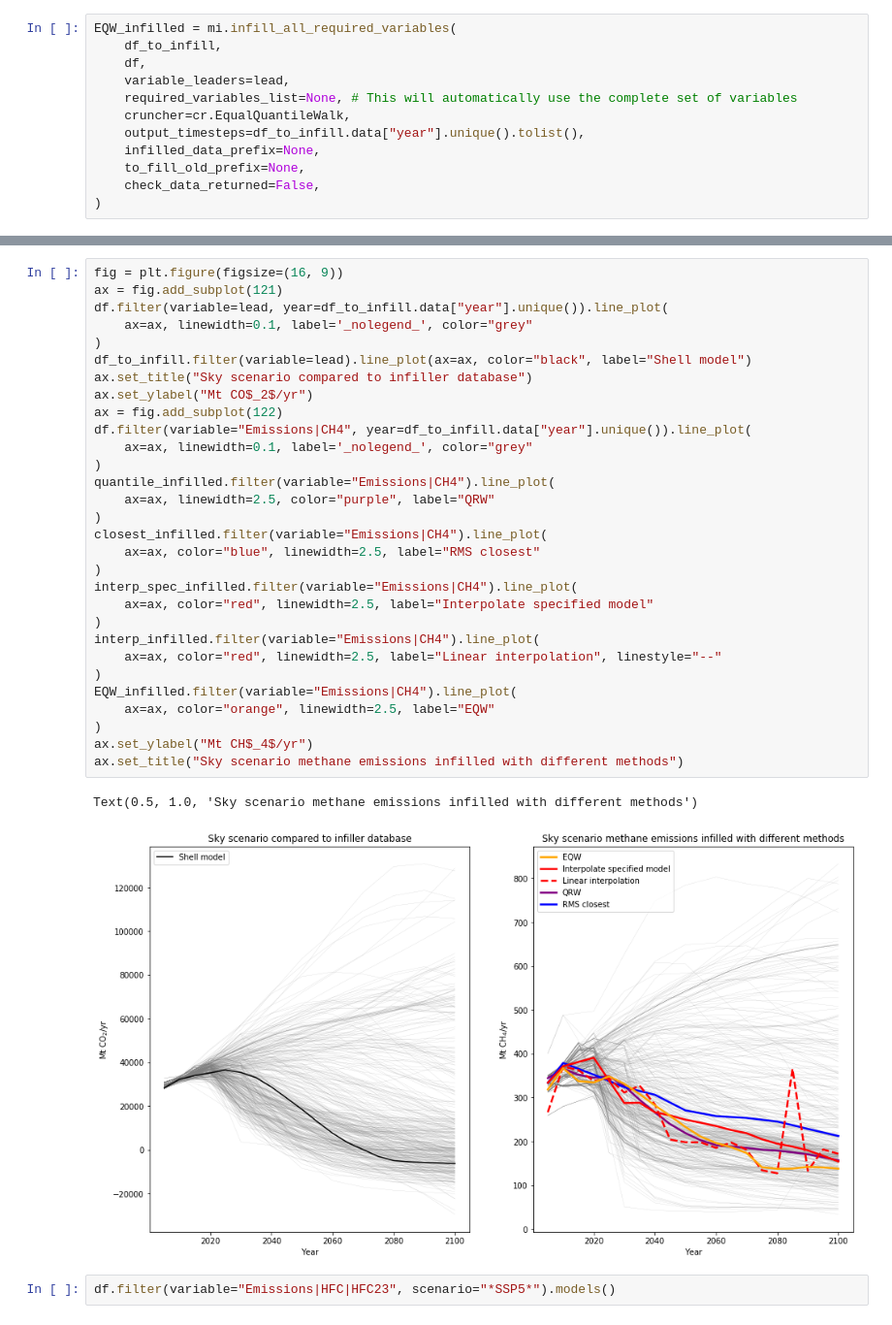
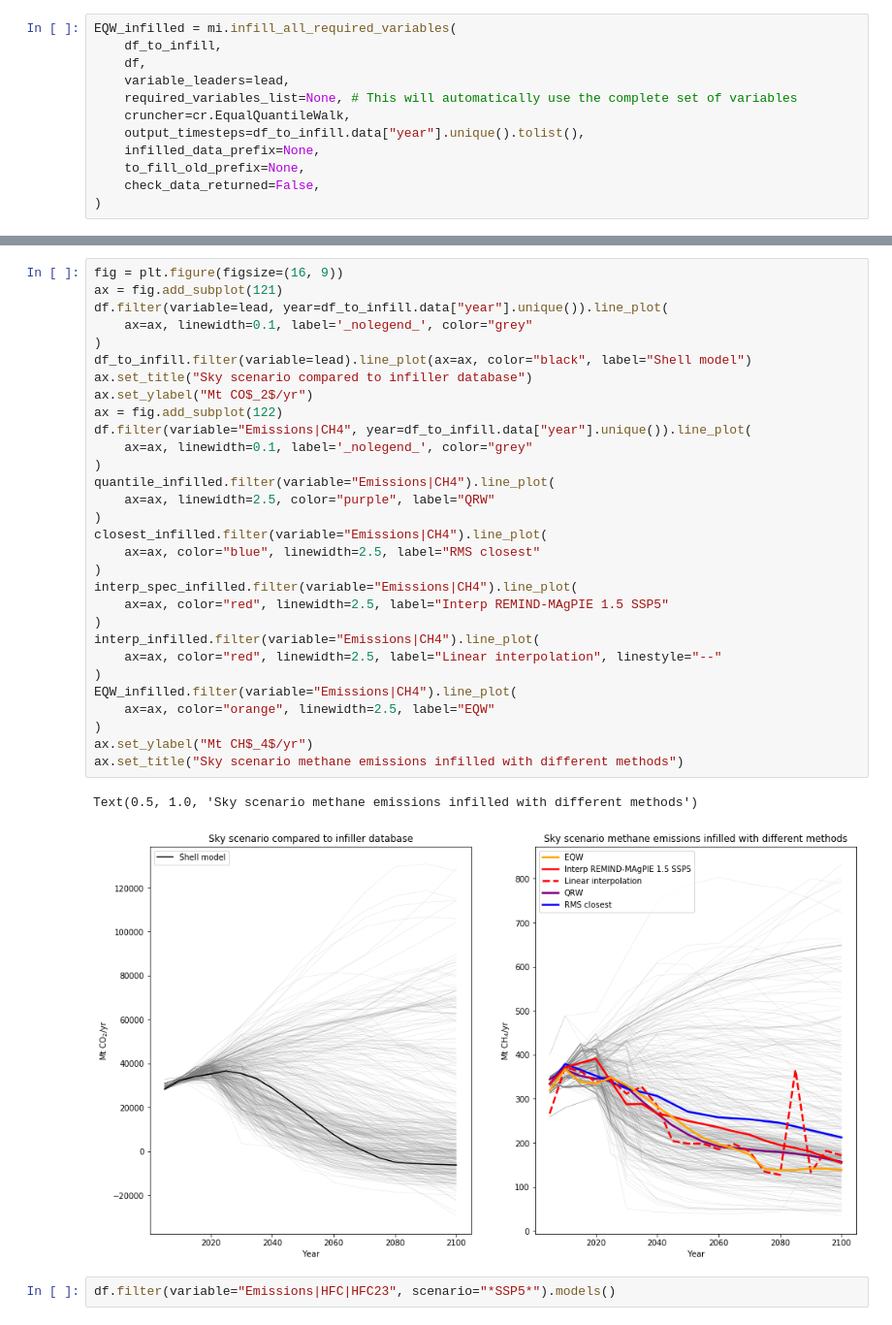
Before and after one commit to GranthamImperial/silicone_examples, a Jupyter notebook: notebooks/Infilling_example_shell.ipynb, the cells around one changed output, grey strips where cells are left out. Shown at 97% size. Saved outputs shown, nothing was run; the diff lists cells and outputs as text.

Commit message:
Modified the legend for REMIND-MAgPIE

```diff
--- a/notebooks/Infilling_example_shell.ipynb
+++ b/notebooks/Infilling_example_shell.ipynb
@@ -227,35 +244,35 @@ EQW_infilled = mi.infill_all_required_variables(
 fig = plt.figure(figsize=(16, 9))
 ax = fig.add_subplot(121)
 df.filter(variable=lead, year=df_to_infill.data["year"].unique()).line_plot(
     ax=ax, linewidth=0.1, label='_nolegend_', color="grey"
 )
 df_to_infill.filter(variable=lead).line_plot(ax=ax, color="black", label="Shell model")
 ax.set_title("Sky scenario compared to infiller database")
 ax.set_ylabel("Mt CO$_2$/yr")
 ax = fig.add_subplot(122)
 df.filter(variable="Emissions|CH4", year=df_to_infill.data["year"].unique()).line_plot(
     ax=ax, linewidth=0.1, label='_nolegend_', color="grey"
 )
 quantile_infilled.filter(variable="Emissions|CH4").line_plot(
     ax=ax, linewidth=2.5, color="purple", label="QRW"
 )
 closest_infilled.filter(variable="Emissions|CH4").line_plot(
     ax=ax, color="blue", linewidth=2.5, label="RMS closest"
 )
 interp_spec_infilled.filter(variable="Emissions|CH4").line_plot(
-    ax=ax, color="red", linewidth=2.5, label="Interpolate specified model"
+    ax=ax, color="red", linewidth=2.5, label="Interp REMIND-MAgPIE 1.5 SSP5"
 )
 interp_infilled.filter(variable="Emissions|CH4").line_plot(
     ax=ax, color="red", linewidth=2.5, label="Linear interpolation", linestyle="--"
 )
 EQW_infilled.filter(variable="Emissions|CH4").line_plot(
     ax=ax, color="orange", linewidth=2.5, label="EQW"
 )
 ax.set_ylabel("Mt CH$_4$/yr")
 ax.set_title("Sky scenario methane emissions infilled with different methods")
 # %% [output]
 Text(0.5, 1.0, 'Sky scenario methane emissions infilled with different methods')
-[figure, old version]
+[figure, new version]
 # %%
 df.filter(variable="Emissions|HFC|HFC23", scenario="*SSP5*").models()
 # %% [output]
```
Also changed, not shown: parts of 2 cells of this notebook.
